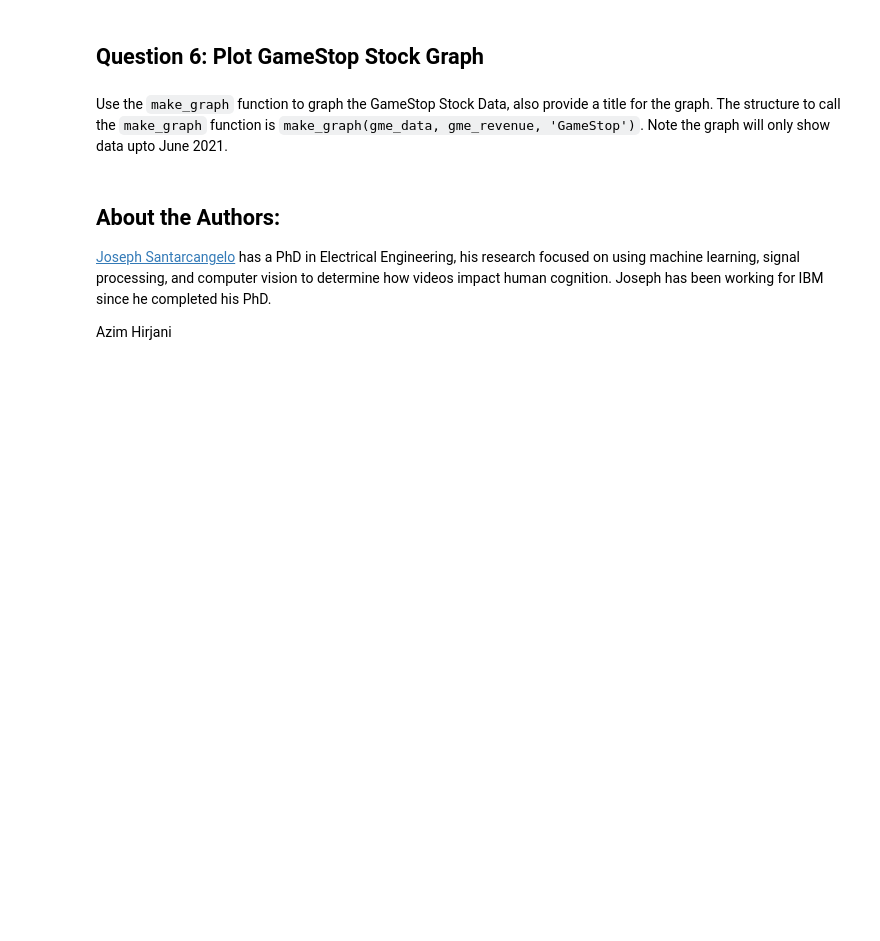
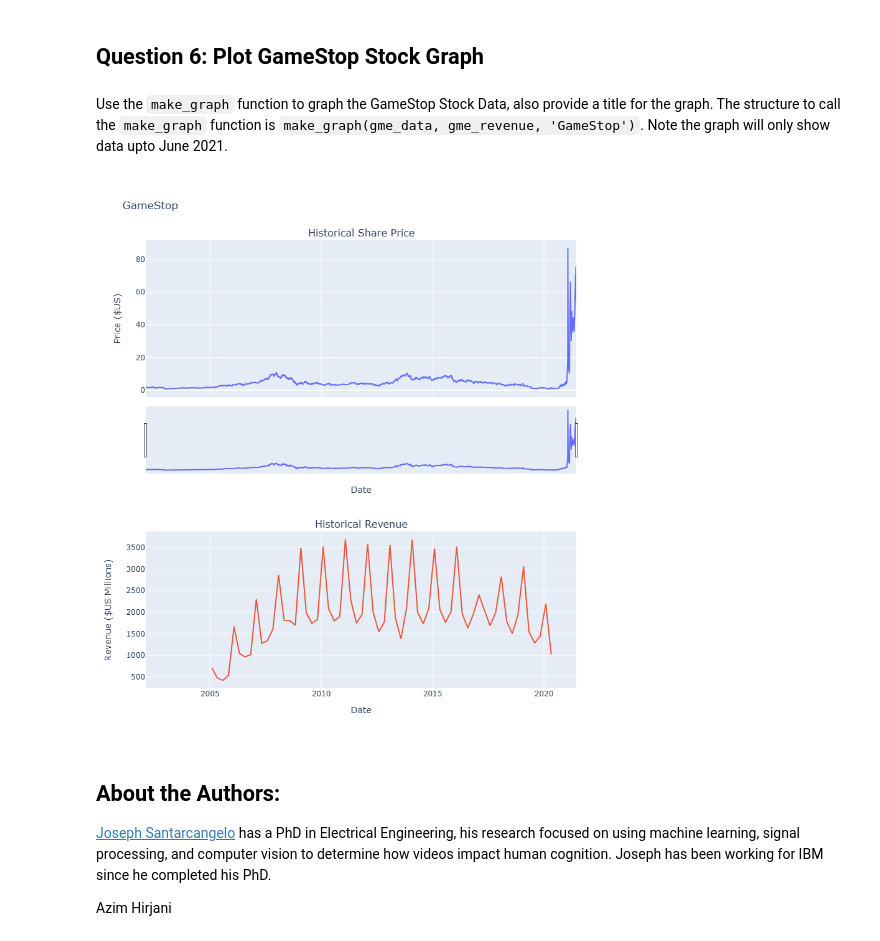
Before and after one commit to 2leoy1025/Python-project-for-data-science-Coursera, a Jupyter notebook: Final Assignment.ipynb, the cells around one changed output. Saved outputs shown, nothing was run; the diff lists cells and outputs as text; code cells hidden in the pictures; blank space fills up the shorter version.

```diff
--- a/Final Assignment.ipynb
+++ b/Final Assignment.ipynb
@@ -293,6 +296,9 @@ tesla_graph = make_graph(tesla_data, tesla_revenue, 'Tesla')
 Use the `make_graph` function to graph the GameStop Stock Data, also provide a title for the graph. The structure to call the `make_graph` function is `make_graph(gme_data, gme_revenue, 'GameStop')`. Note the graph will only show data upto June 2021.
 # %%
 gme_graph = make_graph(gme_data, gme_revenue, 'GameStop')
+gme_graph
+# %% [output]
+[figure, added]
 # %% [markdown]
 <h2>About the Authors:</h2>
 
```
Also changed, not shown: parts of 1 cell of this notebook.
